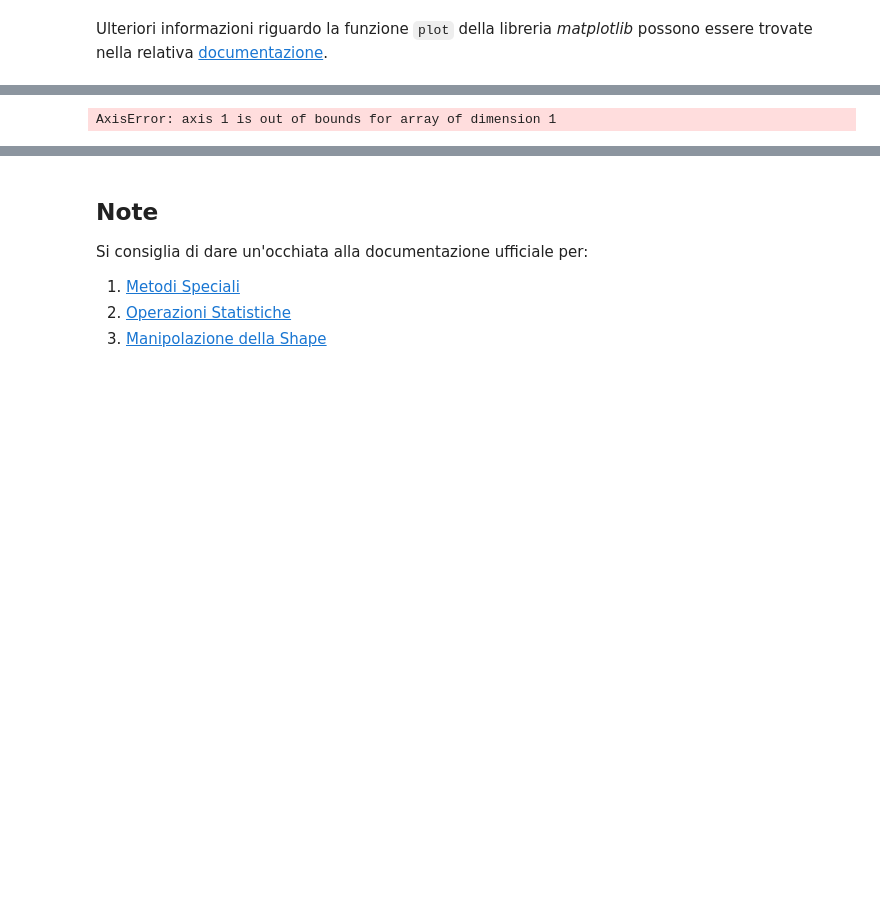
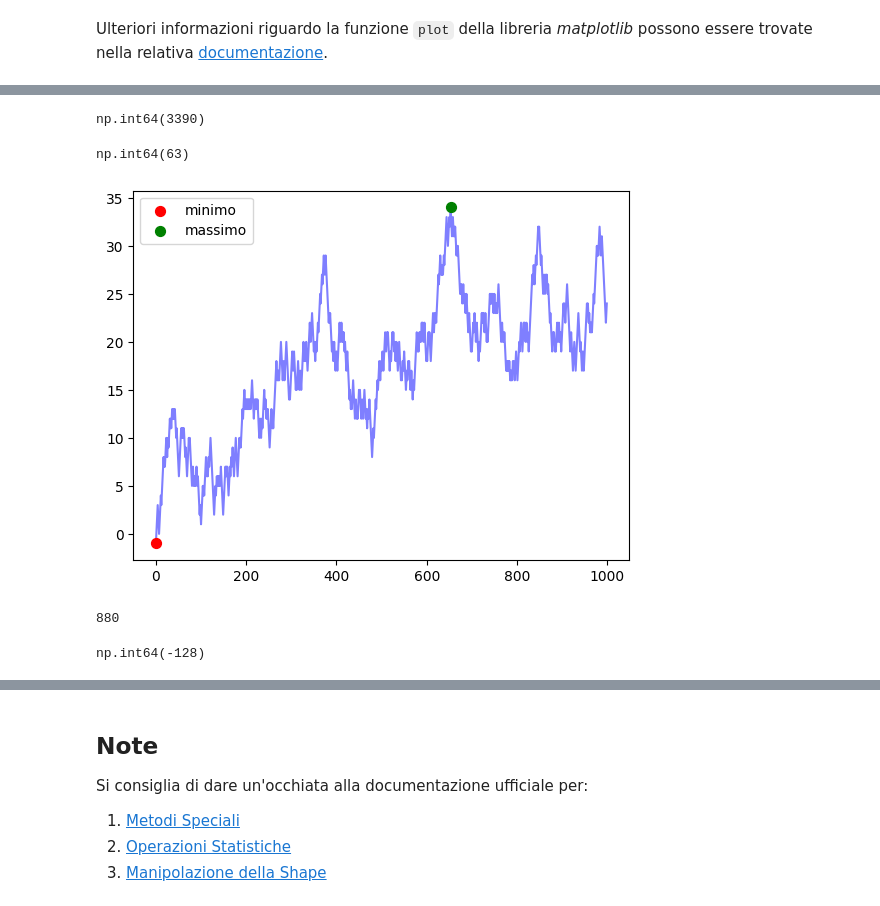
Before and after one commit to vivri161803/PythonForDataAnanlysis, a Jupyter notebook: 1_NumpyIntroduction_VectorizedComputations.ipynb, the cells around one changed output, grey strips where cells are left out. Cells and saved outputs as stored; diff of their text form; code cells hidden in the pictures; blank space fills up the shorter version.

```diff
--- a/1_NumpyIntroduction_VectorizedComputations.ipynb
+++ b/1_NumpyIntroduction_VectorizedComputations.ipynb
@@ -519,4 +526,12 @@ rng = np.random.default_rng(seed = 42) # number generator
 draws = rng.integers(0,2, size = nsteps) # sampling from 0 to 2 (excluded)
 steps = np.where(draws == 0, 1, -1)
 walk = steps.cumsum()
+# %%
+# esercizio 2
+def plot_walk(walk):
+    plt.plot(walk, c = 'b', alpha = 0.5)
+    plt.scatter(walk.argmin(), walk.min(), color = 'red', marker = 'o', s = 50, label = 'minimo', zorder = 5)
+    plt.scatter(walk.argmax(), walk.max(), color = 'green', marker = 'o', s = 50, label = 'massimo', zorder = 5)
+    plt.legend()
+    plt.show()
 # %%
@@ -542,7 +561,25 @@ draws = rng.integers(0,2, size = (nwalks, nsteps)) # 0 or 1
 steps = np.where(draws>0, 1, -1)
 walks = steps.cumsum(axis = 1)
 # %%
-hits30 = (np.abs(walk) >=30).any(axis=1)
-hits_30.sum()
+hits30 = (np.abs(walks) >=30).any(axis=1)
+hits30.sum()
 # %% [output]
-AxisError: axis 1 is out of bounds for array of dimension 1
+np.int64(3390)
+# %%
+# esercizio 2
+crossing_times = (np.abs(walks[hits30]) >= 30).argmax(axis = 1) # returns the first index in an array of boolean values
+crossing_times.min()
+# %% [output]
+np.int64(63)
+# %%
+lowest_walk_idx = walks.argmin(axis=1).argmin()
+plot_walk(walks[lowest_walk_idx])
+# %% [output]
+[figure, added]
+# %%
+walks_min = walks.min(axis = 1)
+print(walks_min.argmin())
+walks.min()
+# %% [output]
+880
+np.int64(-128)
```
Also changed, not shown: parts of 10 cells of this notebook, 5 other files.
